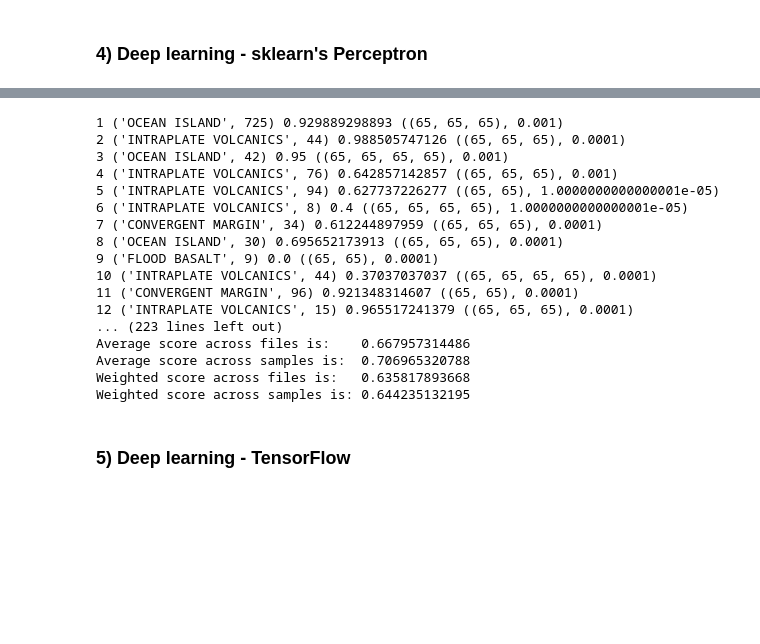
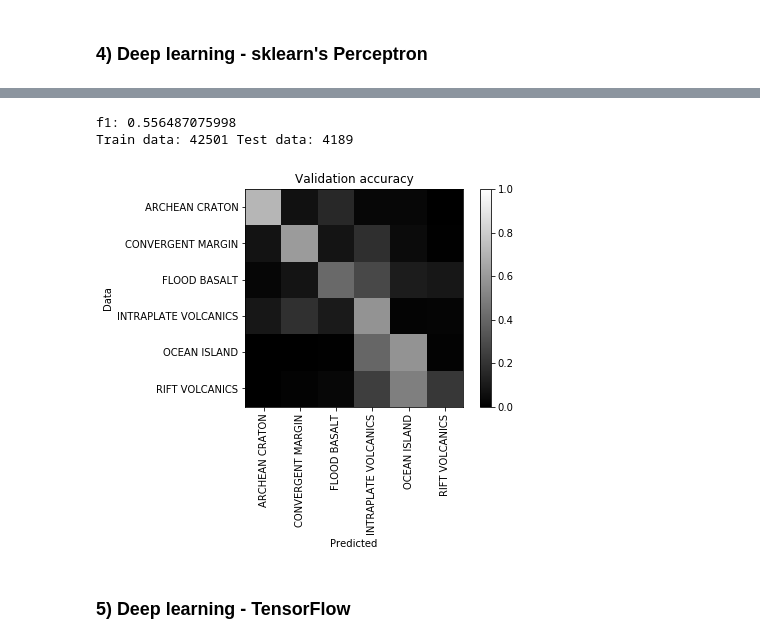
Before and after one commit to groupeLIAMG/Georoc_Geochem_Project, a Jupyter notebook: Discriminating volcanic rock samples' tectonic settings.ipynb, the cells around one changed output, grey strips where cells are left out. Drawn from its saved outputs; the diff is of its cells as text; code cells hidden in the pictures; blank space fills up the shorter version.

```diff
--- a/Discriminating volcanic rock samples' tectonic settings.ipynb
+++ b/Discriminating volcanic rock samples' tectonic settings.ipynb
@@ -975,13 +1046,17 @@ do_visualize_score(clf, range_1, range_2, 'Layer size', 'Alpha', vmin=0.3, midpo
 # %%
 best_layers = (65,) * 2
-best_alpha  = 0.00001
+best_alpha  = 0.0001
 
 do_validation(MLPClassifier(hidden_layer_sizes=best_layers, alpha=best_alpha, tol=5 * 10e-3))
+# %% [output]
+f1: 0.556487075998
+Train data: 42501 Test data: 4189
+[figure, added]
 # %%
-# Reliability test
+# Reliability test. Takes one validation file at a time and computes score across the whole database.
 
 # PARAMETERS #
-n_files = 1  # / 234
+n_files = 234  # / 234
 n_out   = 100  # / 233
 ##############
 
@@ -1032,24 +1107,6 @@ print('Weighted score across files is:  ', f_score)
 print('Weighted score across samples is:', w_score)
 
 warnings.filterwarnings('always')
-# %% [output]
-1 ('OCEAN ISLAND', 725) 0.929889298893 ((65, 65, 65), 0.001)
-2 ('INTRAPLATE VOLCANICS', 44) 0.988505747126 ((65, 65, 65), 0.0001)
-3 ('OCEAN ISLAND', 42) 0.95 ((65, 65, 65, 65), 0.001)
-4 ('INTRAPLATE VOLCANICS', 76) 0.642857142857 ((65, 65, 65), 0.001)
-5 ('INTRAPLATE VOLCANICS', 94) 0.627737226277 ((65, 65), 1.0000000000000001e-05)
-6 ('INTRAPLATE VOLCANICS', 8) 0.4 ((65, 65, 65, 65), 1.0000000000000001e-05)
-7 ('CONVERGENT MARGIN', 34) 0.612244897959 ((65, 65, 65), 0.0001)
-8 ('OCEAN ISLAND', 30) 0.695652173913 ((65, 65, 65), 0.0001)
-9 ('FLOOD BASALT', 9) 0.0 ((65, 65), 0.0001)
-10 ('INTRAPLATE VOLCANICS', 44) 0.37037037037 ((65, 65, 65, 65), 0.0001)
-11 ('CONVERGENT MARGIN', 96) 0.921348314607 ((65, 65), 0.0001)
-12 ('INTRAPLATE VOLCANICS', 15) 0.965517241379 ((65, 65, 65), 0.0001)
-... (223 lines left out)
-Average score across files is:    0.667957314486
-Average score across samples is:  0.706965320788
-Weighted score across files is:   0.635817893668
-Weighted score across samples is: 0.644235132195
 # %% [markdown]
 ### 5) Deep learning - TensorFlow
 # %% [markdown]
```
Also changed, not shown: parts of 21 cells of this notebook.
